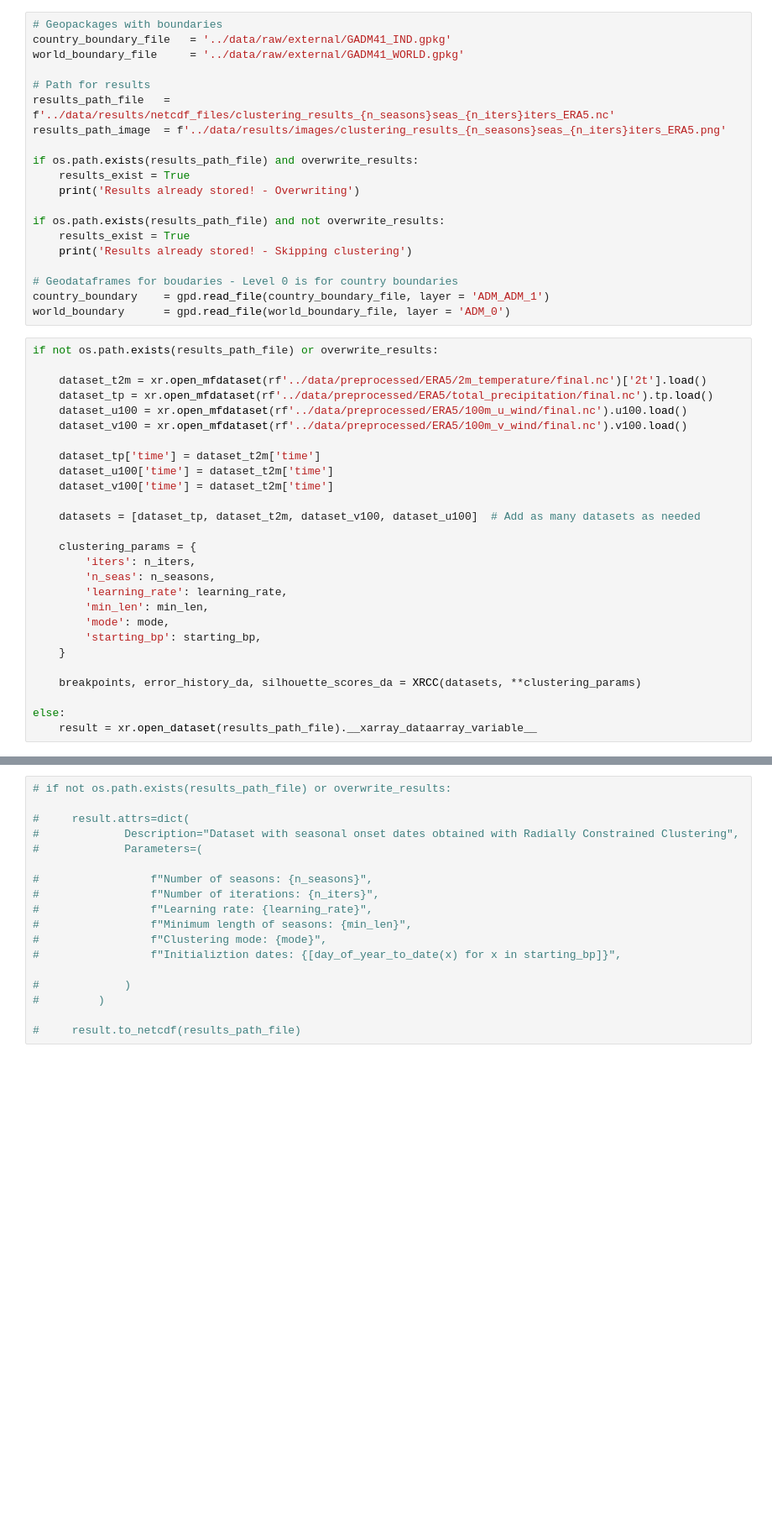
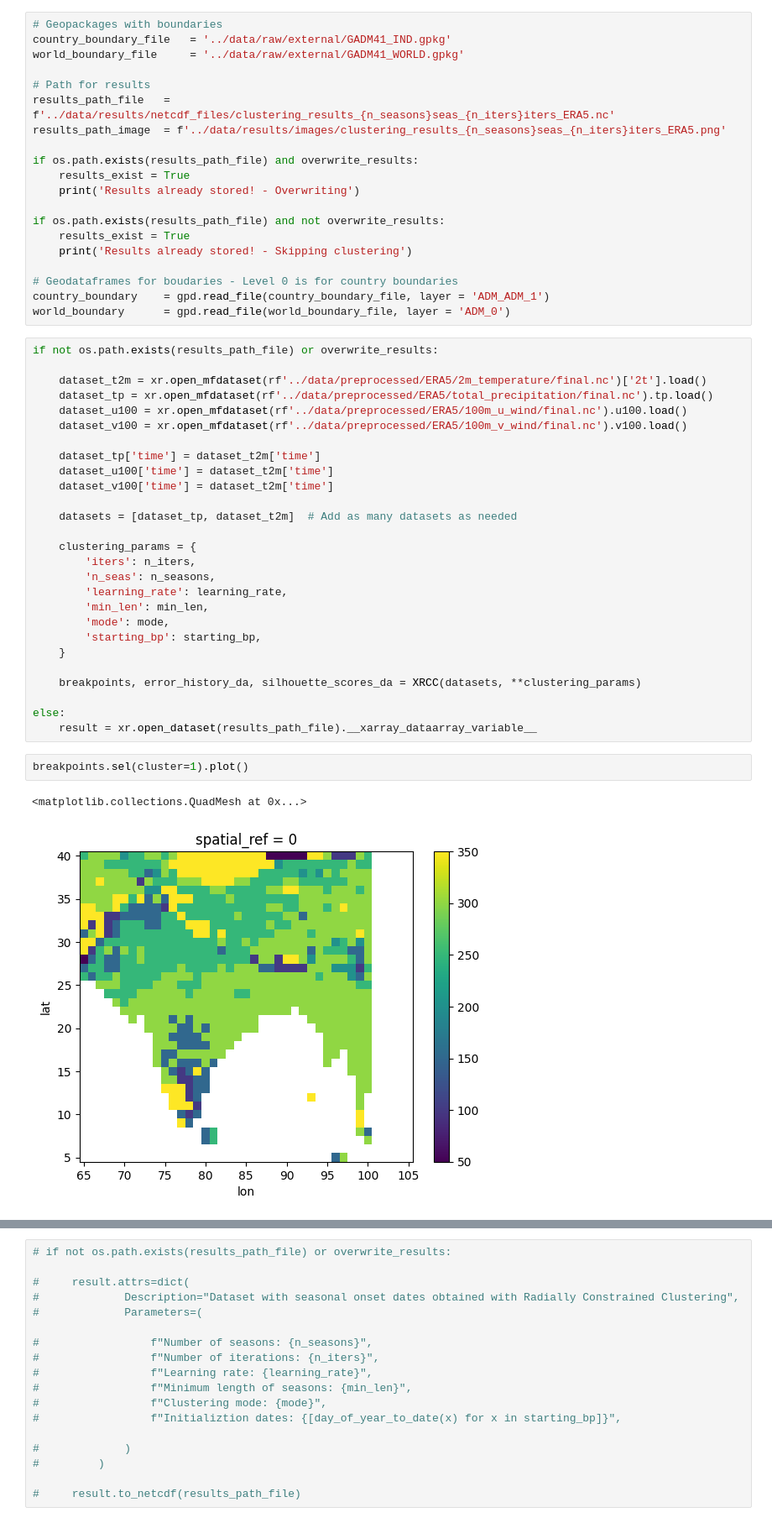
Before and after one commit to JGrassi97/XSeasonsDetect, a Jupyter notebook: notebooks/04_clustering.ipynb, the cells around one changed output, grey strips where cells are left out. Shown at 84% size. Cells and saved outputs as stored; diff of their text form; blank space fills up the shorter version.

```diff
--- a/notebooks/04_clustering.ipynb
+++ b/notebooks/04_clustering.ipynb
@@ -62,7 +62,7 @@ if not os.path.exists(results_path_file) or overwrite_results:
     dataset_u100['time'] = dataset_t2m['time']
     dataset_v100['time'] = dataset_t2m['time']
 
-    datasets = [dataset_tp, dataset_t2m, dataset_v100, dataset_u100]  # Add as many datasets as needed
+    datasets = [dataset_tp, dataset_t2m]  # Add as many datasets as needed
 
     clustering_params = {
         'iters': n_iters,
@@ -77,3 +77,8 @@ if not os.path.exists(results_path_file) or overwrite_results:
 
 else:
     result = xr.open_dataset(results_path_file).__xarray_dataarray_variable__
+# %%
+breakpoints.sel(cluster=1).plot()
+# %% [output]
+<matplotlib.collections.QuadMesh at 0x...>
+[figure, added]
```
Also changed, not shown: parts of 7 cells of this notebook, 4 other files.
